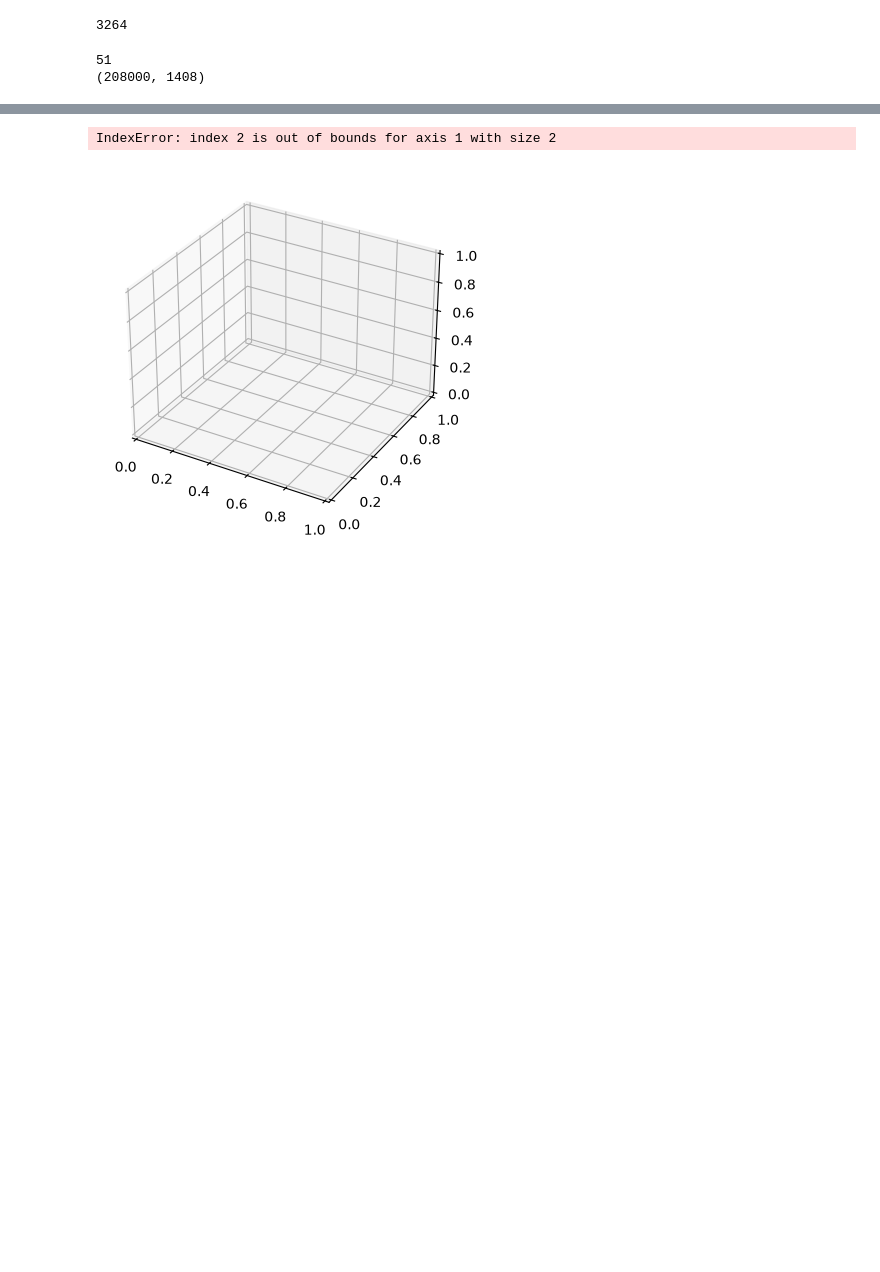
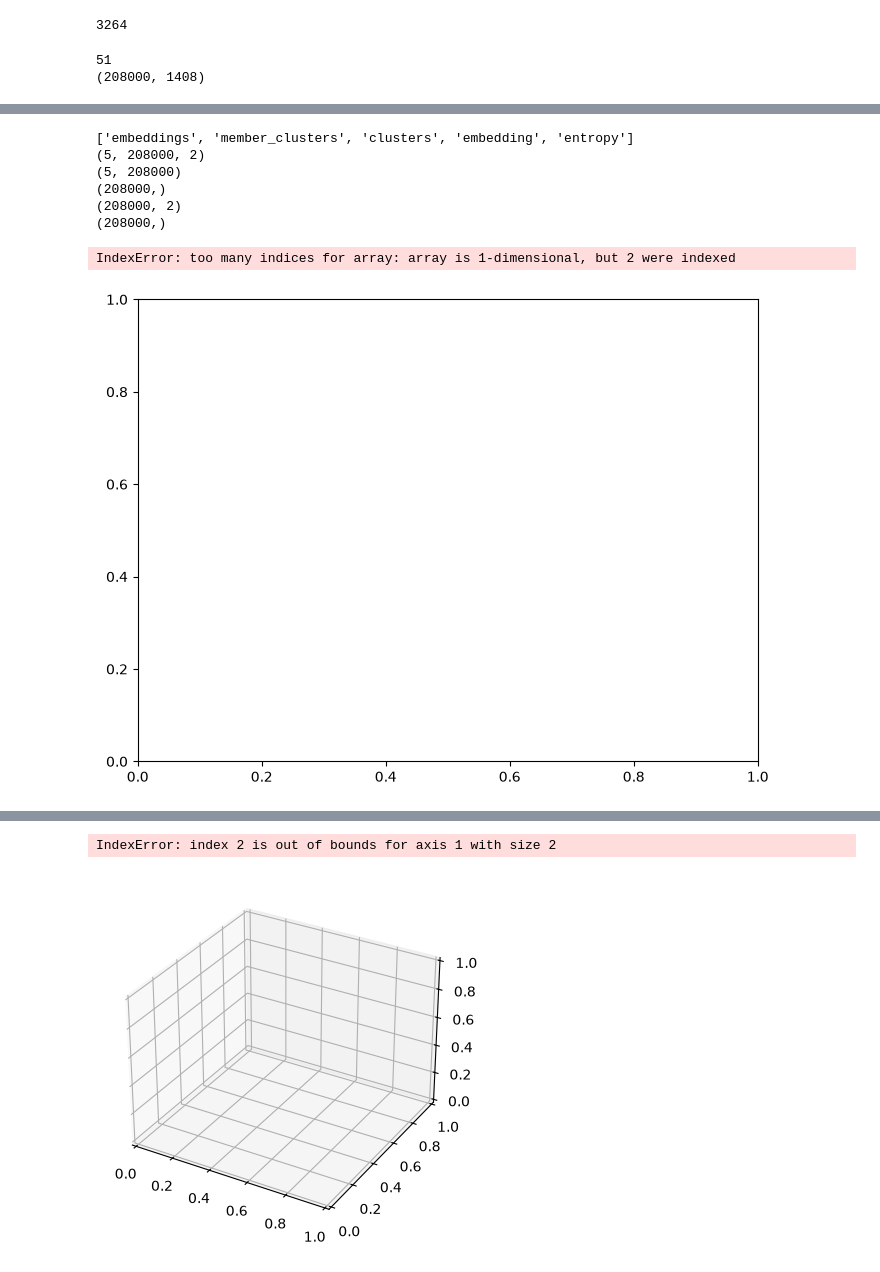
Before and after one commit to Sea-Meets-the-Stars/DBOF_Representation_Learning, a Jupyter notebook: notebooks/NEMI.ipynb, the cells around one changed output, grey strips where cells are left out. Cells and saved outputs as stored; diff of their text form; code cells hidden in the pictures; blank space fills up the shorter version.

```diff
--- a/notebooks/NEMI.ipynb
+++ b/notebooks/NEMI.ipynb
@@ -141,3 +122,30 @@ labels (208000,) | embedding (208000, 2)
+# %%
+d = np.load("nemi_out.npz")
+print(d.files)
+
+member_clusters = d["member_clusters"]  # (n, N)  per-member labels  <- entropy input
+embeddings      = d["embeddings"]       # (n, N, d) per-member UMAP embeddings
+clusters        = d["clusters"]         # (N,)   consensus labels (assess_overlap ran)
+embedding       = d["embedding"]        # (N, d) consensus/base embedding
+entropy         = d["entropy"]
+
+print(embeddings.shape)
+print(member_clusters.shape)
+print(clusters.shape)
+print(embedding.shape)
+print(entropy.shape)
+# %% [output]
+['embeddings', 'member_clusters', 'clusters', 'embedding', 'entropy']
+(5, 208000, 2)
+(5, 208000)
+(208000,)
+(208000, 2)
+(208000,)
+# %%
+vis.vis_dim_redux(entropy, dims=2, alpha=0.5)
+# %% [output]
+IndexError: too many indices for array: array is 1-dimensional, but 2 were indexed
+[figure, added]
 # %%
 # colored by embedding's clustering
 vis.vis_dim_redux_list(d["embeddings"], labels=d["member_clusters"], dims=2,
```
Also changed, not shown: parts of 5 cells of this notebook.
